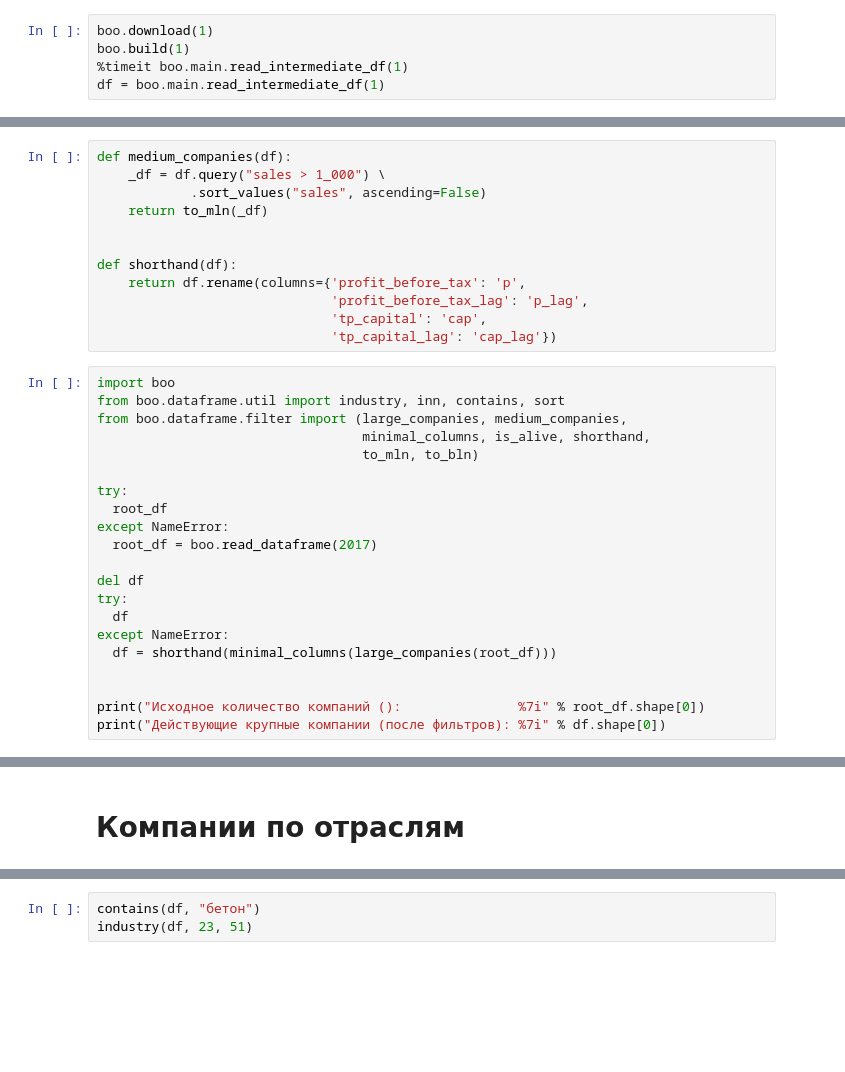
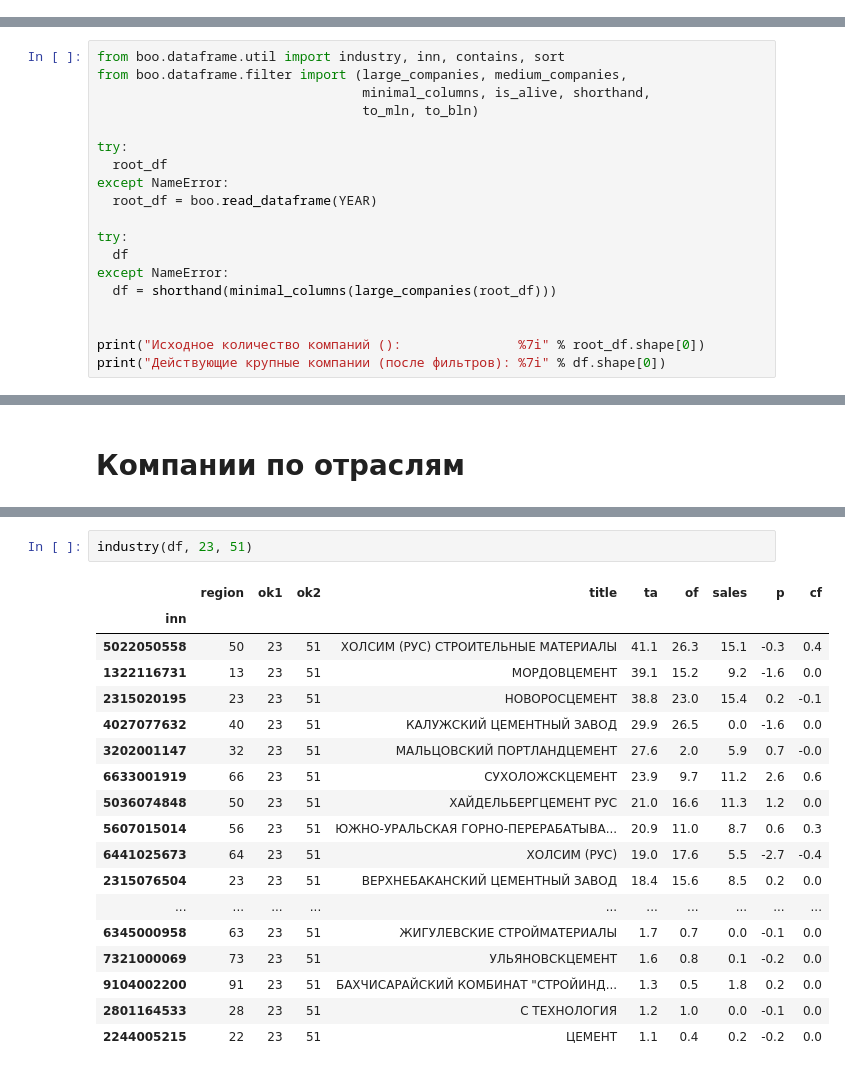
Before and after one commit to ru-corporate/boo, a Jupyter notebook: boo.ipynb, the cells around one changed output, grey strips where cells are left out. Cells and saved outputs as stored; diff of their text form; blank space fills up the shorter version.

```diff
--- a/boo.ipynb
+++ b/boo.ipynb
@@ -20,8 +20,3 @@ Use build(2018, force=True) to overwrite existing file.
 # %% [output]
 total 2288064
  701880 2018.csv  1586184 raw2018.csv
-# %%
-boo.download(1)
-boo.build(1)
-%timeit boo.main.read_intermediate_df(1)
-df = boo.main.read_intermediate_df(1)
@@ -124,17 +23,4 @@ x
-# %%
-def medium_companies(df):
-    _df = df.query("sales > 1_000") \
-            .sort_values("sales", ascending=False)
-    return to_mln(_df)
-
-
-def shorthand(df):
-    return df.rename(columns={'profit_before_tax': 'p',
-                              'profit_before_tax_lag': 'p_lag',
-                              'tp_capital': 'cap',
-                              'tp_capital_lag': 'cap_lag'})
 # %%
-import boo
 from boo.dataframe.util import industry, inn, contains, sort
 from boo.dataframe.filter import (large_companies, medium_companies,
                                   minimal_columns, is_alive, shorthand,
@@ -143,9 +29,8 @@ from boo.dataframe.filter import (large_companies, medium_companies,
 try:
   root_df
 except NameError:
-  root_df = boo.read_dataframe(2017)
+  root_df = boo.read_dataframe(YEAR)
 
-del df
 try:
   df
 except NameError:
@@ -211,3 +183,21 @@ industry(df,56,10)
 # %%
-contains(df, "бетон")
 industry(df, 23, 51)
+# %% [output]
+|  | region | ok1 | ok2 | title | ta | of | sales | p | cf |
+| inn |  |  |  |  |  |  |  |  |  |
+| 5022050558 | 50 | 23 | 51 | ХОЛСИМ (РУС) СТРОИТЕЛЬНЫЕ МАТЕРИАЛЫ | 41.1 | 26.3 | 15.1 | -0.3 | 0.4 |
+| 1322116731 | 13 | 23 | 51 | МОРДОВЦЕМЕНТ | 39.1 | 15.2 | 9.2 | -1.6 | 0.0 |
+| 2315020195 | 23 | 23 | 51 | НОВОРОСЦЕМЕНТ | 38.8 | 23.0 | 15.4 | 0.2 | -0.1 |
+| 4027077632 | 40 | 23 | 51 | КАЛУЖСКИЙ ЦЕМЕНТНЫЙ ЗАВОД | 29.9 | 26.5 | 0.0 | -1.6 | 0.0 |
+| 3202001147 | 32 | 23 | 51 | МАЛЬЦОВСКИЙ ПОРТЛАНДЦЕМЕНТ | 27.6 | 2.0 | 5.9 | 0.7 | -0.0 |
+| 6633001919 | 66 | 23 | 51 | СУХОЛОЖСКЦЕМЕНТ | 23.9 | 9.7 | 11.2 | 2.6 | 0.6 |
+| 5036074848 | 50 | 23 | 51 | ХАЙДЕЛЬБЕРГЦЕМЕНТ РУС | 21.0 | 16.6 | 11.3 | 1.2 | 0.0 |
+| 5607015014 | 56 | 23 | 51 | ЮЖНО-УРАЛЬСКАЯ ГОРНО-ПЕРЕРАБАТЫВА... | 20.9 | 11.0 | 8.7 | 0.6 | 0.3 |
+| 6441025673 | 64 | 23 | 51 | ХОЛСИМ (РУС) | 19.0 | 17.6 | 5.5 | -2.7 | -0.4 |
+| 2315076504 | 23 | 23 | 51 | ВЕРХНЕБАКАНСКИЙ ЦЕМЕНТНЫЙ ЗАВОД | 18.4 | 15.6 | 8.5 | 0.2 | 0.0 |
+| ... | ... | ... | ... | ... | ... | ... | ... | ... | ... |
+| 6345000958 | 63 | 23 | 51 | ЖИГУЛЕВСКИЕ СТРОЙМАТЕРИАЛЫ | 1.7 | 0.7 | 0.0 | -0.1 | 0.0 |
+| 7321000069 | 73 | 23 | 51 | УЛЬЯНОВСКЦЕМЕНТ | 1.6 | 0.8 | 0.1 | -0.2 | 0.0 |
+| 9104002200 | 91 | 23 | 51 | БАХЧИСАРАЙСКИЙ КОМБИНАТ "СТРОЙИНД... | 1.3 | 0.5 | 1.8 | 0.2 | 0.0 |
+| 2801164533 | 28 | 23 | 51 | С ТЕХНОЛОГИЯ | 1.2 | 1.0 | 0.0 | -0.1 | 0.0 |
+| 2244005215 | 22 | 23 | 51 | ЦЕМЕНТ | 1.1 | 0.4 | 0.2 | -0.2 | 0.0 |
```
Also changed, not shown: parts of 23 cells of this notebook.
